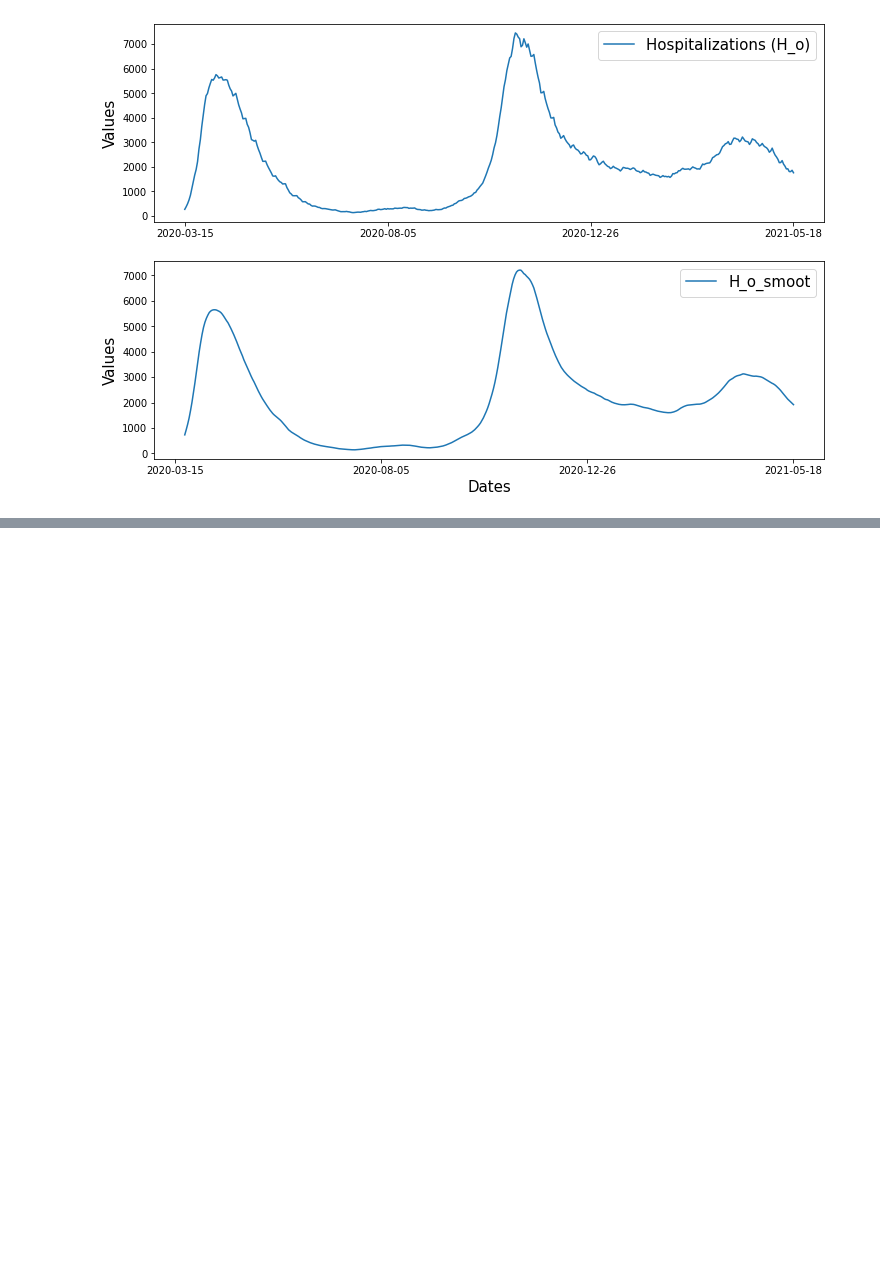
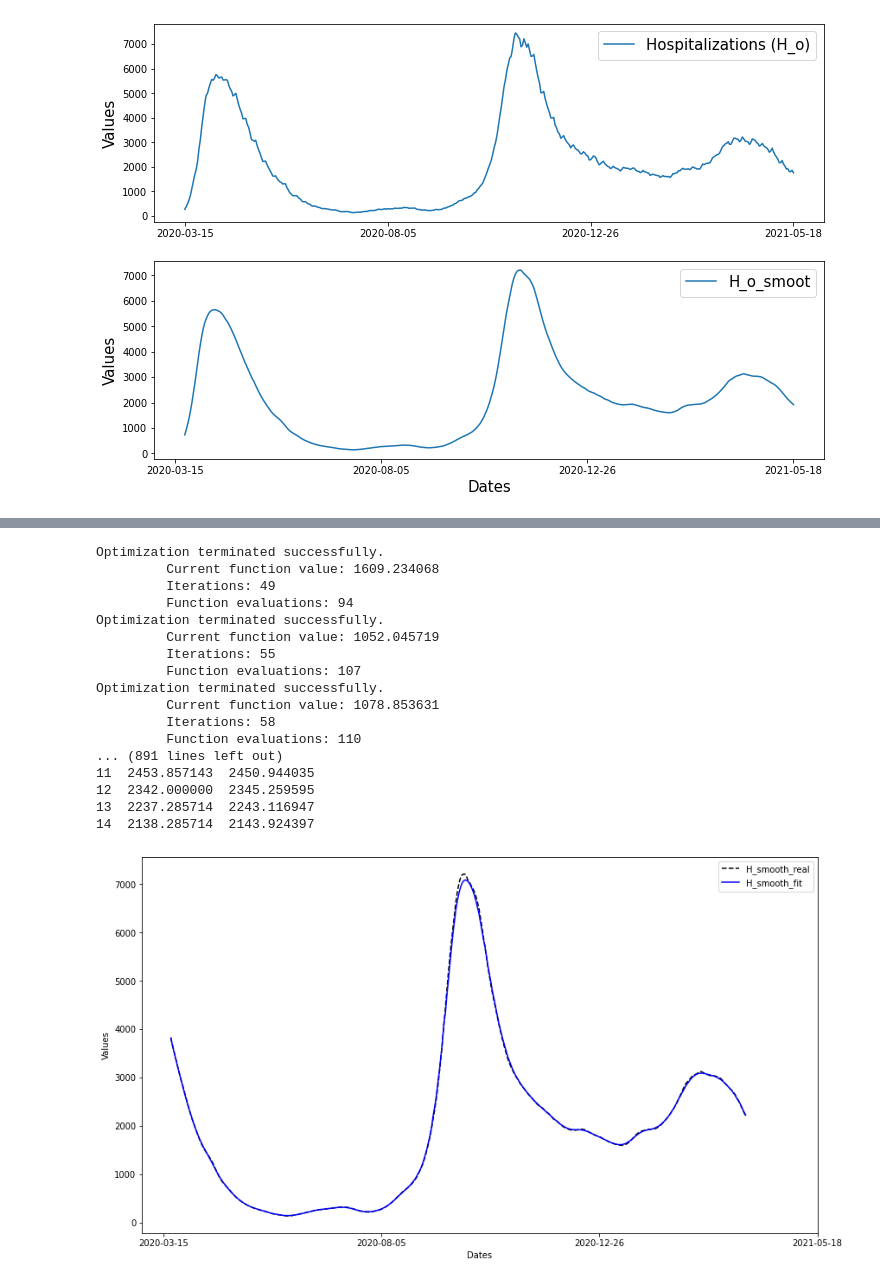
Before and after one commit to OD1992/Python-programs, a Jupyter notebook: Hospi_change_point.ipynb, the cells around one changed output, grey strips where cells are left out. Cells and saved outputs as stored; diff of their text form; code cells hidden in the pictures; blank space fills up the shorter version.

```diff
--- a/Hospi_change_point.ipynb
+++ b/Hospi_change_point.ipynb
@@ -198,0 +220,47 @@ plt.show()
+# %%
+
+H = H_smooth_MA*np.nan
+d=5
+for t in np.arange(d, len(H_smooth_MA)-d):
+    train_t_start=t-d
+    train_t_end = t+d
+    tspan_train = [train_t_start,train_t_end]
+    data_train = H_smooth_MA
+    H_init = data_train[train_t_start]
+    beta_effective_guess = np.log(data_train[train_t_end]/data_train[train_t_start])/(train_t_end)
+    fun_exp = lambda x:phi_exp(x,tspan_train,data_train)
+    x_guess_exp = [H_init, beta_effective_guess]
+    x_opt_exp = optimize.fmin(fun_exp,x_guess_exp)  # call the optimization solver
+    H_init_opt_exp = x_opt_exp[0]
+    beta_effective_opt_exp = x_opt_exp[1]
+    H[t] = H_init_opt_exp*np.exp(beta_effective_opt_exp*t)
+
+print(pd.DataFrame({"real":H_smooth_MA[5:20], "fit":H[5:20]}))
+
+plt.figure(figsize=(14,8))
+plt.plot(Dates[d:len(H_smooth_MA)-d], H_smooth_MA[d:len(H_smooth_MA)-d],'--',  color='black')
+plt.plot(Dates[d:len(H_smooth_MA)-d], H[d:len(H_smooth_MA)-d],'-', color='blue')
+plt.xticks(dates_ticks)
+plt.xlabel("Dates")
+plt.ylabel("Values")
+plt.legend(['H_smooth_real', 'H_smooth_fit'])
+plt.show()
+# %% [output]
+Optimization terminated successfully.
+         Current function value: 1609.234068
+         Iterations: 49
+         Function evaluations: 94
+Optimization terminated successfully.
+         Current function value: 1052.045719
+         Iterations: 55
+         Function evaluations: 107
+Optimization terminated successfully.
+         Current function value: 1078.853631
+         Iterations: 58
+         Function evaluations: 110
+... (891 lines left out)
+11  2453.857143  2450.944035
+12  2342.000000  2345.259595
+13  2237.285714  2243.116947
+14  2138.285714  2143.924397
+[figure, added]
```
Also changed, not shown: parts of 4 cells of this notebook.
